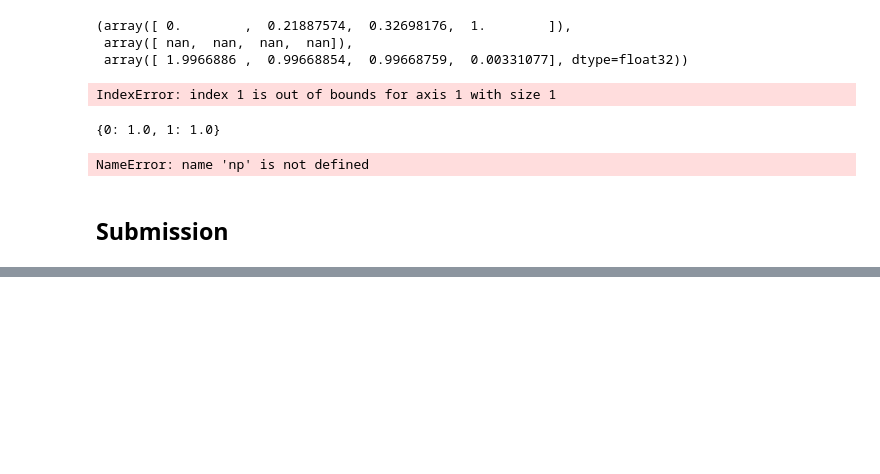
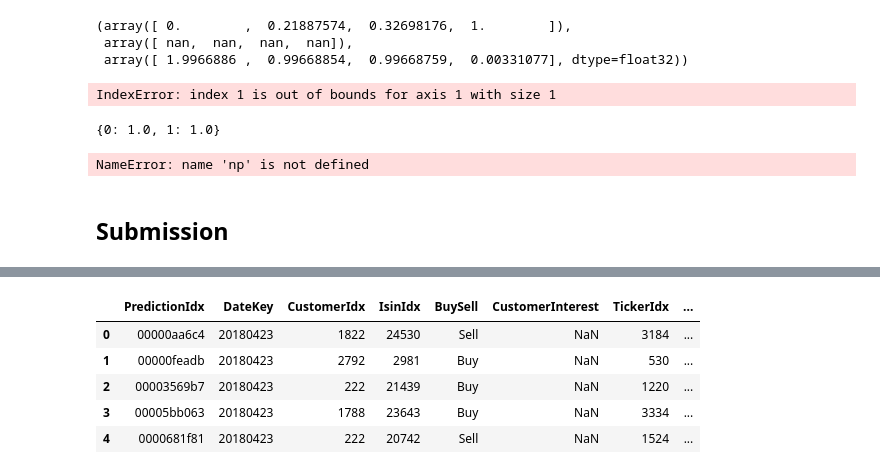
Before and after one commit to jin14/DataSG2018, a Jupyter notebook: DataProcessing.ipynb, the cells around one changed output, grey strips where cells are left out. Drawn from its saved outputs; the diff is of its cells as text; code cells hidden in the pictures; blank space fills up the shorter version.

```diff
--- a/DataProcessing.ipynb
+++ b/DataProcessing.ipynb
@@ -400,8 +488,11 @@ marketgrouped = market_small.groupby(by=['DateKey','IsinIdx'])['Price','Yield','
 # %%
-combined = two.merge(marketgrouped,on =['DateKey','IsinIdx'], how='left')
+combined = two.merge(market_small, how='left', on=['week','IsinIdx'])
-# %%
-combined['monthsToMaturity'] = combined.apply(getMonths, axis=1)
-# %%
-combined = combined[features]
-# %%
-combined = DataFrameImputer().fit_transform(combined)
+# %%
+combined.head()
+# %% [output]
+|  | PredictionIdx | DateKey | CustomerIdx | IsinIdx | BuySell | CustomerInterest | TickerIdx | ... |
+| 0 | 00000aa6c4 | 20180423 | 1822 | 24530 | Sell | NaN | 3184 | ... |
+| 1 | 00000feadb | 20180423 | 2792 | 2981 | Buy | NaN | 530 | ... |
+| 2 | 00003569b7 | 20180423 | 222 | 21439 | Buy | NaN | 1220 | ... |
+| 3 | 00005bb063 | 20180423 | 1788 | 23643 | Buy | NaN | 3334 | ... |
+| 4 | 0000681f81 | 20180423 | 222 | 20742 | Sell | NaN | 1524 | ... |
```
Also changed, not shown: parts of 52 cells of this notebook.
